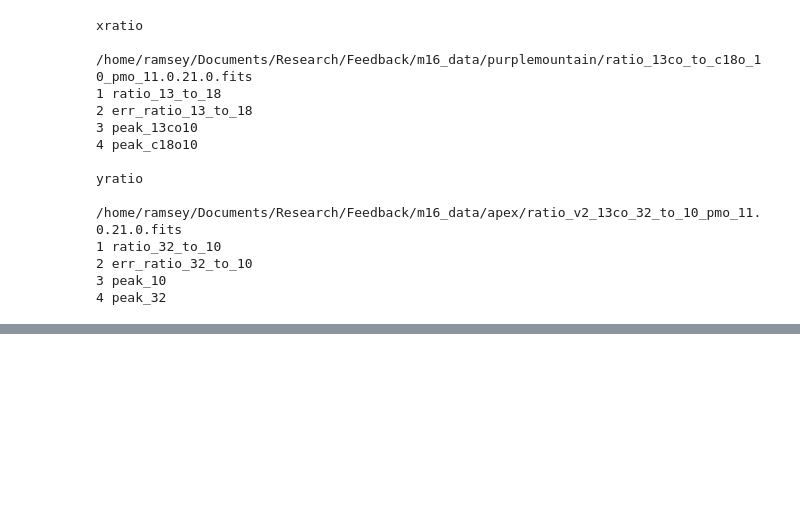
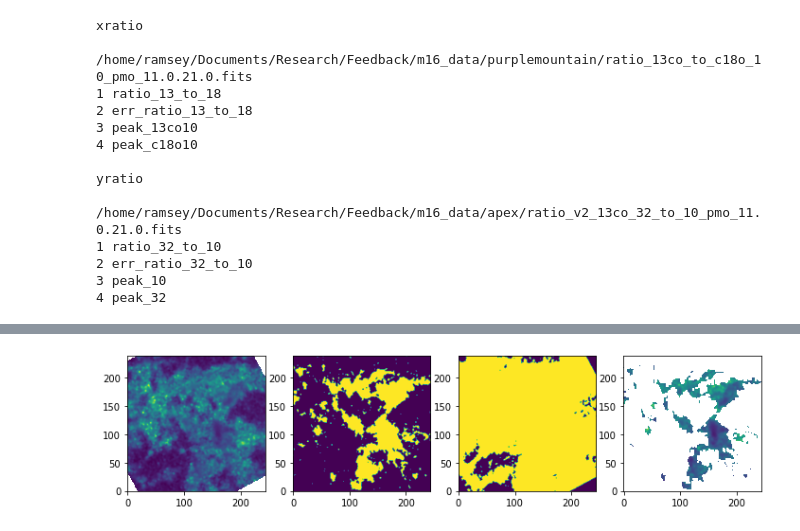
Before and after one commit to ramseykarim/feedback, a Jupyter notebook: co_radex_grid_plots.ipynb, the cells around one changed output, grey strips where cells are left out. Drawn from its saved outputs; the diff is of its cells as text; code cells hidden in the pictures; blank space fills up the shorter version.

```diff
--- a/co_radex_grid_plots.ipynb
+++ b/co_radex_grid_plots.ipynb
@@ -227,11 +271,10 @@ yratio
 # %%
 nsigma_cutoff = 3
 
-# First work on 13 to 18, the x axis ratio
-with fits.open(fns['xratio']) as hdul:
-    xratio = hdul[1].data
-    d0 = hdul[3].data # 13co10; 0.2 err
-    d1 = hdul[4].data # c18o10; 0.202 err
-    mask0 = d0 > 0.2*nsigma_cutoff
-    mask1 = d1 > 0.202*nsigma_cutoff
-    xmask = mask0 & mask1
+# 13 to 18, the x axis ratio
+# 13co10; 0.2 err
+# c18o10; 0.202 err
+
+# yratio, the 32/10
+# 13co32; 0.09 err
+# 13co10; 0.2 err
@@ -279,9 +280,0 @@ yratio
-# %%
-# yratio, the 32/10
-with fits.open(fns['yratio']) as hdul:
-    yratio = hdul[1].data
-    d0 = hdul[4].data # 13co32; 0.09 err
-    d1 = hdul[3].data # 13co10; 0.2 err
-    mask0 = d0 > 0.09*nsigma_cutoff
-    mask1 = d1 > 0.2*nsigma_cutoff
-    ymask = mask0 & mask1
@@ -322,0 +382,2 @@ plt.hist(yratio_masked, bins=20)
+# %%
+xdata, ydata = load_ratio('x', x_errs), load_ratio('y', y_errs)
@@ -322,0 +388,4 @@ plt.hist(yratio_masked, bins=20)
+# %%
+diagnostic_plot_1(xdata, reproj=ydata)
+# %% [output]
+[figure, added]
```
Also changed, not shown: parts of 16 cells of this notebook, 1 other file.
